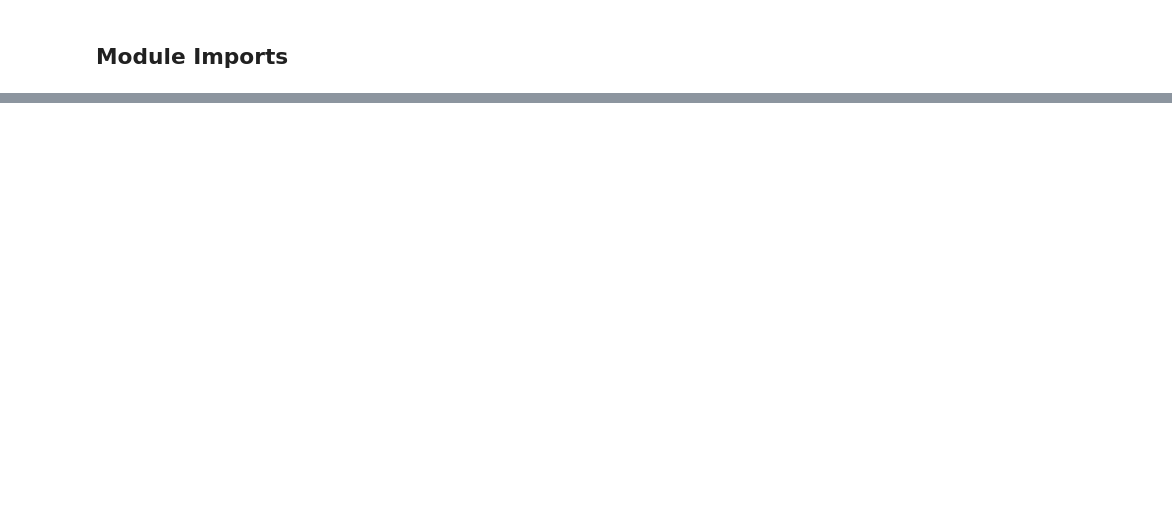
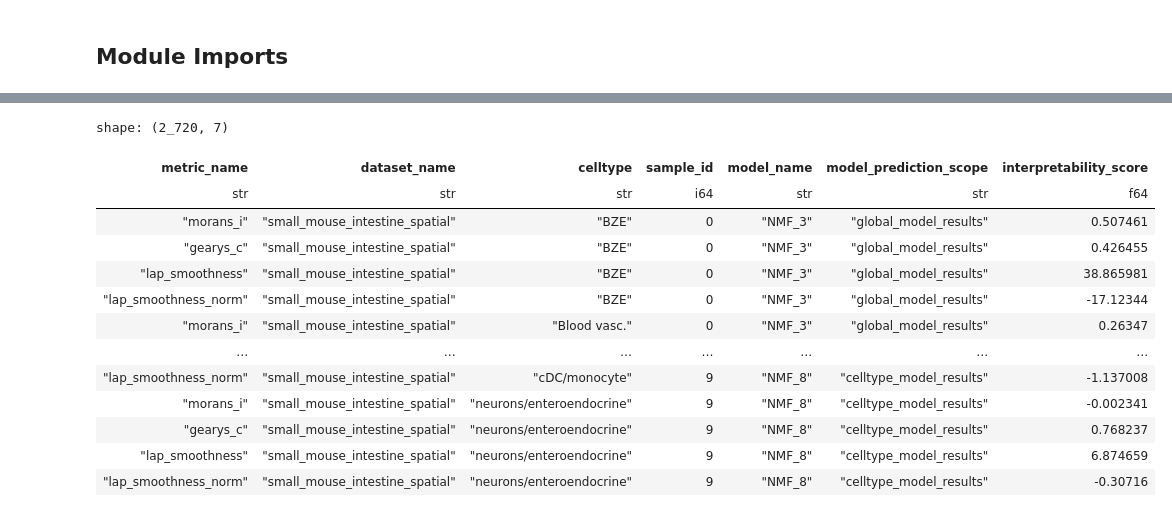
Before and after one commit to egerc/notebook_repository, a Jupyter notebook: notebooks/2026-02-17T08-24-52Z/2026-02-17T08-24-52Z.ipynb, the cells around one changed output, grey strips where cells are left out. Saved outputs shown, nothing was run; the diff lists cells and outputs as text; code cells hidden in the pictures; blank space fills up the shorter version.

```diff
--- a/notebooks/2026-02-17T08-24-52Z/2026-02-17T08-24-52Z.ipynb
+++ b/notebooks/2026-02-17T08-24-52Z/2026-02-17T08-24-52Z.ipynb
@@ -88,0 +310,50 @@ for (
+# %%
+def make_interpretability_metric_evaluator(
+    metric_registry: dict[str, Callable[[NDArray[number], NDArray[number]], float]],
+    extended_celltypes: list[ExtendedCelltypeDimension],
+) -> MetricResultFn:
+    def evaluate_interpretability_metrics(result: ResultRecord) -> MetricResult:
+        return [
+            {
+                "metric_name": metric_name,
+                "global_model_results": metric_fn(
+                    extended_celltypes[result.celltype_id].ajdacency_matrix,
+                    result.global_model_embedding,
+                ),
+                "celltype_model_results": metric_fn(
+                    extended_celltypes[result.celltype_id].ajdacency_matrix,
+                    result.celltype_model_embedding,
+                ),
+            }
+            for metric_name, metric_fn in metric_registry.items()
+        ]
+
+    return evaluate_interpretability_metrics
+# %%
+interpretability_df = construct_result_table(
+    results,
+    extract_results_fn=make_interpretability_metric_evaluator(
+        metric_registry=build_interpretability_metric_registry(),
+        extended_celltypes=extended_celltypes,
+    ),
+).unpivot(
+    index=["metric_name", "dataset_name", "celltype", "sample_id", "model_name"],
+    variable_name="model_prediction_scope",
+    value_name="interpretability_score",
+)
+interpretability_df
+# %% [output]
+shape: (2_720, 7)
+| metric_name | dataset_name | celltype | sample_id | model_name | model_prediction_scope | interpretability_score |
+| str | str | str | i64 | str | str | f64 |
+| "morans_i" | "small_mouse_intestine_spatial" | "BZE" | 0 | "NMF_3" | "global_model_results" | 0.507461 |
+| "gearys_c" | "small_mouse_intestine_spatial" | "BZE" | 0 | "NMF_3" | "global_model_results" | 0.426455 |
+| "lap_smoothness" | "small_mouse_intestine_spatial" | "BZE" | 0 | "NMF_3" | "global_model_results" | 38.865981 |
+| "lap_smoothness_norm" | "small_mouse_intestine_spatial" | "BZE" | 0 | "NMF_3" | "global_model_results" | -17.12344 |
+| "morans_i" | "small_mouse_intestine_spatial" | "Blood vasc." | 0 | "NMF_3" | "global_model_results" | 0.26347 |
+| … | … | … | … | … | … | … |
+| "lap_smoothness_norm" | "small_mouse_intestine_spatial" | "cDC/monocyte" | 9 | "NMF_8" | "celltype_model_results" | -1.137008 |
+| "morans_i" | "small_mouse_intestine_spatial" | "neurons/enteroendocrine" | 9 | "NMF_8" | "celltype_model_results" | -0.002341 |
+| "gearys_c" | "small_mouse_intestine_spatial" | "neurons/enteroendocrine" | 9 | "NMF_8" | "celltype_model_results" | 0.768237 |
+| "lap_smoothness" | "small_mouse_intestine_spatial" | "neurons/enteroendocrine" | 9 | "NMF_8" | "celltype_model_results" | 6.874659 |
+| "lap_smoothness_norm" | "small_mouse_intestine_spatial" | "neurons/enteroendocrine" | 9 | "NMF_8" | "celltype_model_results" | -0.30716 |
```
Also changed, not shown: parts of 18 cells of this notebook.
